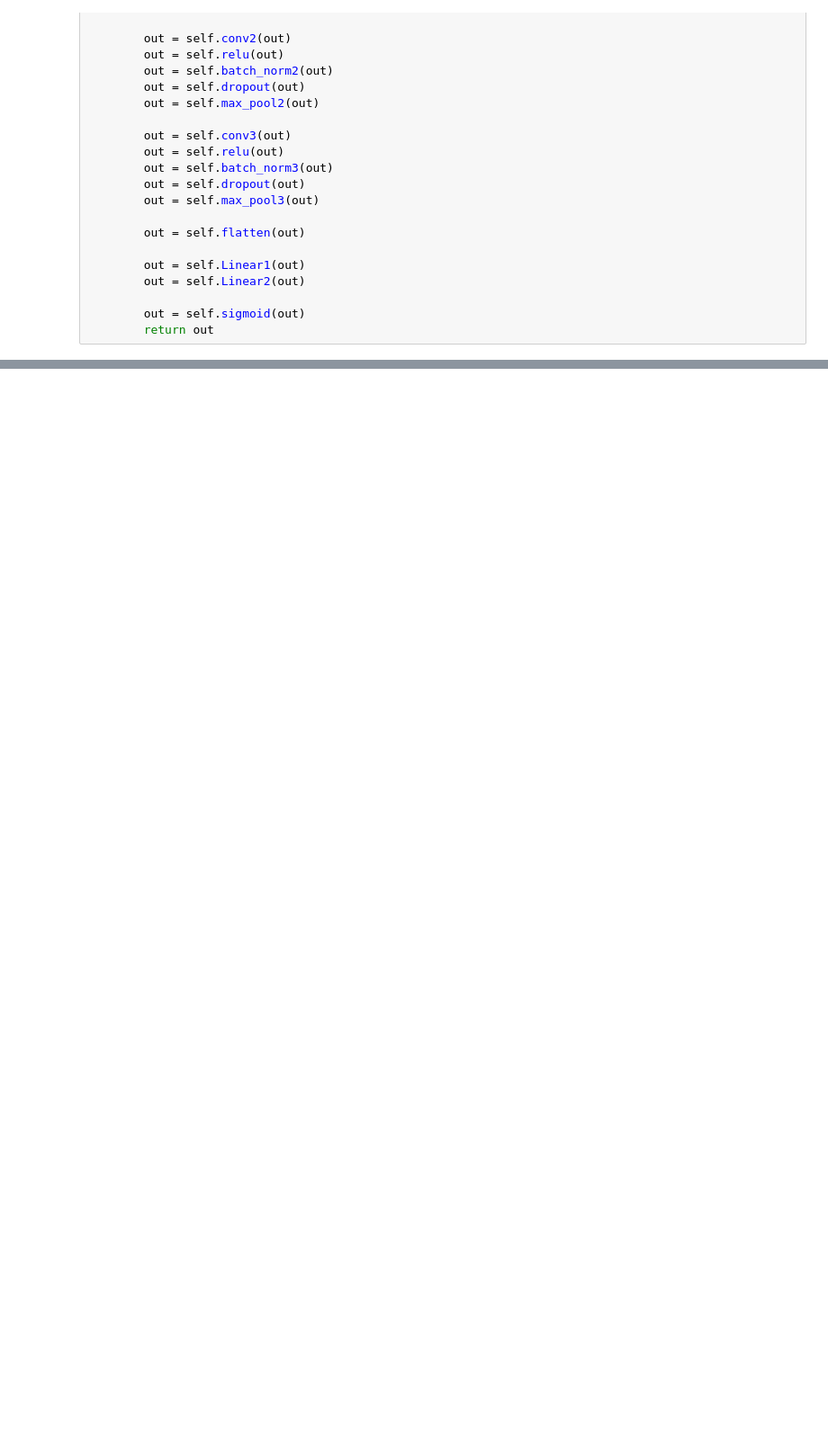
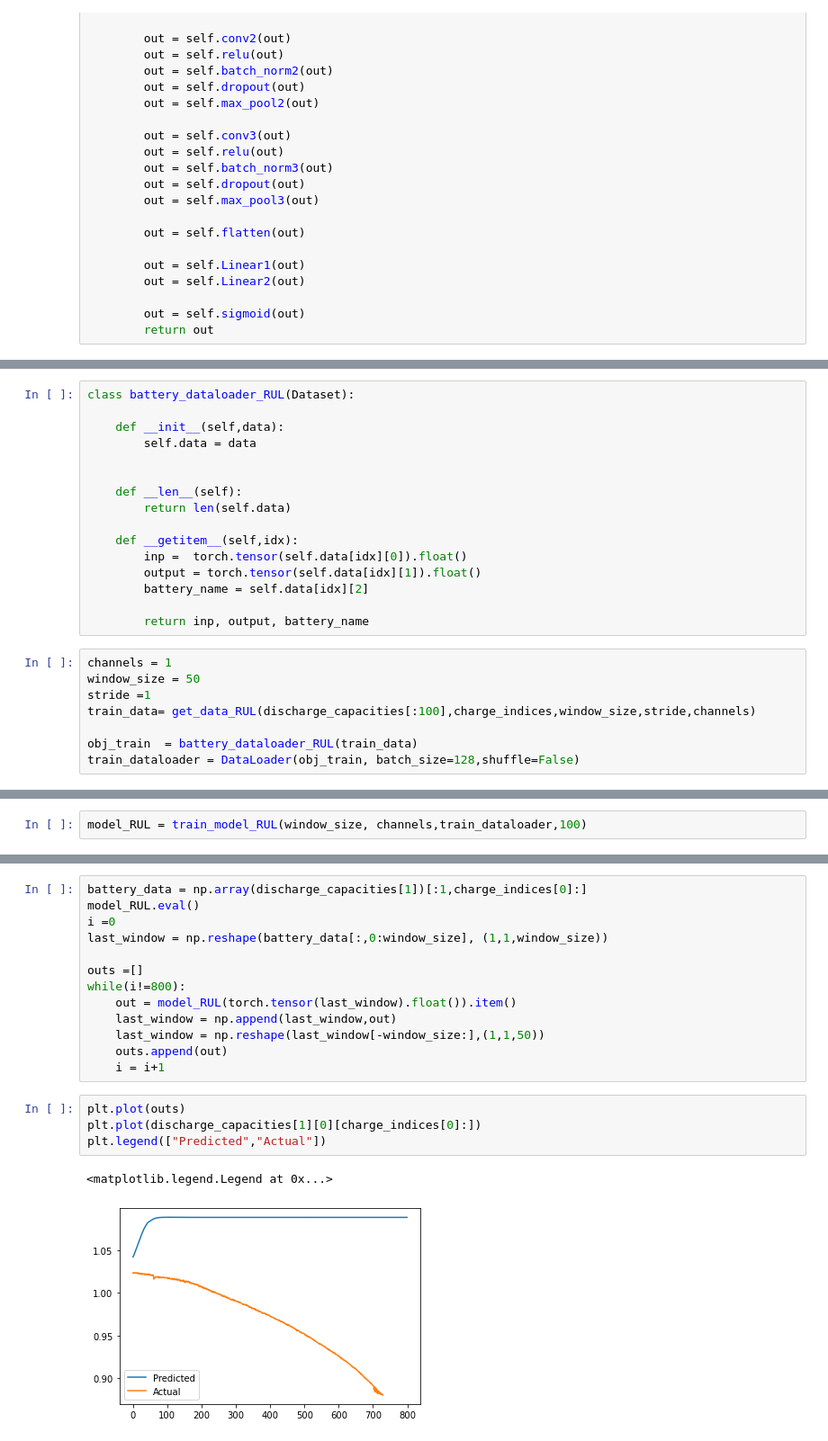
Before and after one commit to Dhruvadityamittal/RUL_Prediction_DFKI, a Jupyter notebook: FPC_approach.ipynb, the cells around one changed output, grey strips where cells are left out. Shown at 90% size. Cells and saved outputs as stored; diff of their text form; blank space fills up the shorter version.

```diff
--- a/FPC_approach.ipynb
+++ b/FPC_approach.ipynb
@@ -474,0 +615,24 @@ pred-pa
+# %%
+class battery_dataloader_RUL(Dataset):
+
+    def __init__(self,data):
+        self.data = data
+
+
+    def __len__(self):
+        return len(self.data)
+
+    def __getitem__(self,idx):
+        inp =  torch.tensor(self.data[idx][0]).float()
+        output = torch.tensor(self.data[idx][1]).float()
+        battery_name = self.data[idx][2]
+
+        return inp, output, battery_name
+# %%
+channels = 1
+window_size = 50
+stride =1
+train_data= get_data_RUL(discharge_capacities[:100],charge_indices,window_size,stride,channels)
+
+obj_train  = battery_dataloader_RUL(train_data)
+train_dataloader = DataLoader(obj_train, batch_size=128,shuffle=False)
@@ -474,0 +683,2 @@ pred-pa
+# %%
+model_RUL = train_model_RUL(window_size, channels,train_dataloader,100)
@@ -474,0 +703,20 @@ pred-pa
+# %%
+battery_data = np.array(discharge_capacities[1])[:1,charge_indices[0]:]
+model_RUL.eval()
+i =0
+last_window = np.reshape(battery_data[:,0:window_size], (1,1,window_size))
+
+outs =[]
+while(i!=800):
+    out = model_RUL(torch.tensor(last_window).float()).item()
+    last_window = np.append(last_window,out)
+    last_window = np.reshape(last_window[-window_size:],(1,1,50))
+    outs.append(out)
+    i = i+1
+# %%
+plt.plot(outs)
+plt.plot(discharge_capacities[1][0][charge_indices[0]:])
+plt.legend(["Predicted","Actual"])
+# %% [output]
+<matplotlib.legend.Legend at 0x...>
+[figure, added]
```
Also changed, not shown: parts of 19 cells of this notebook, 22 other files.
